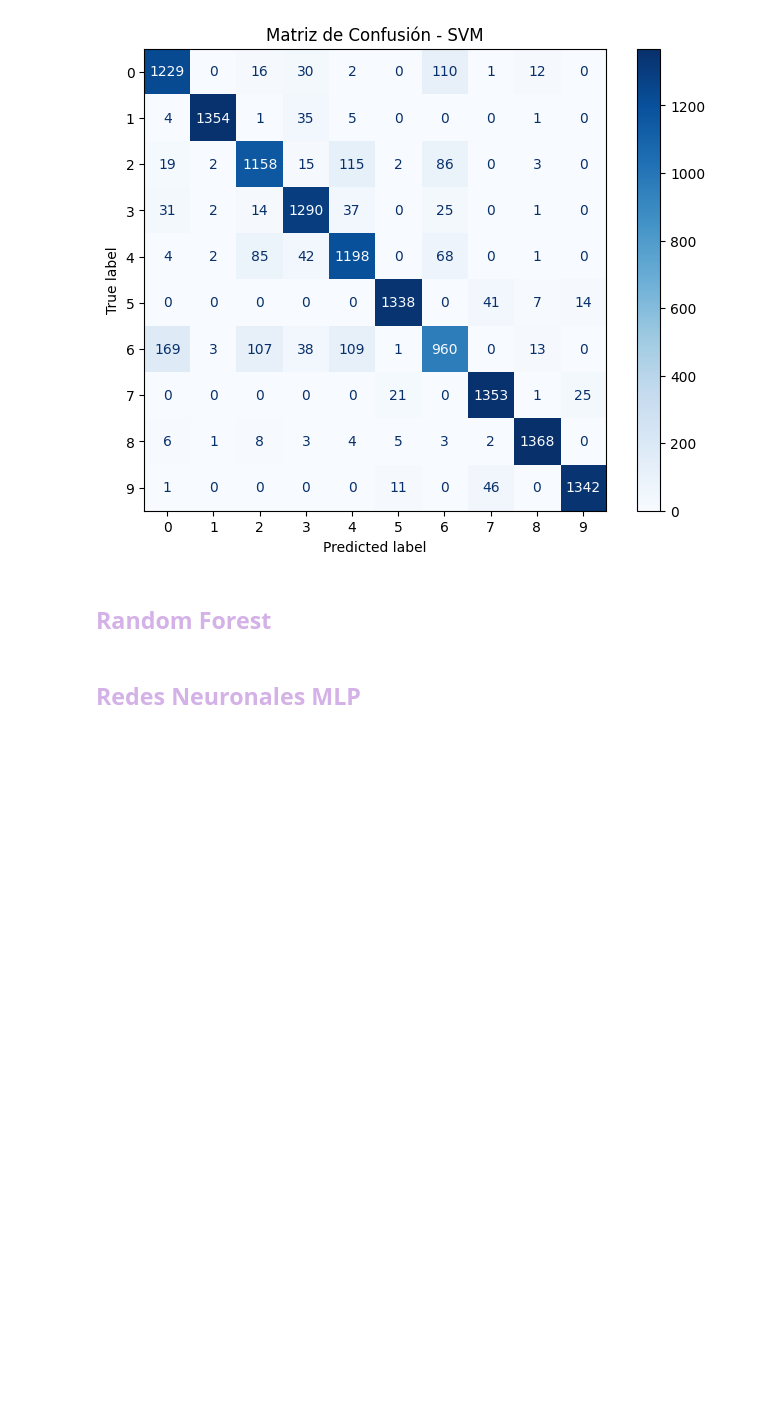
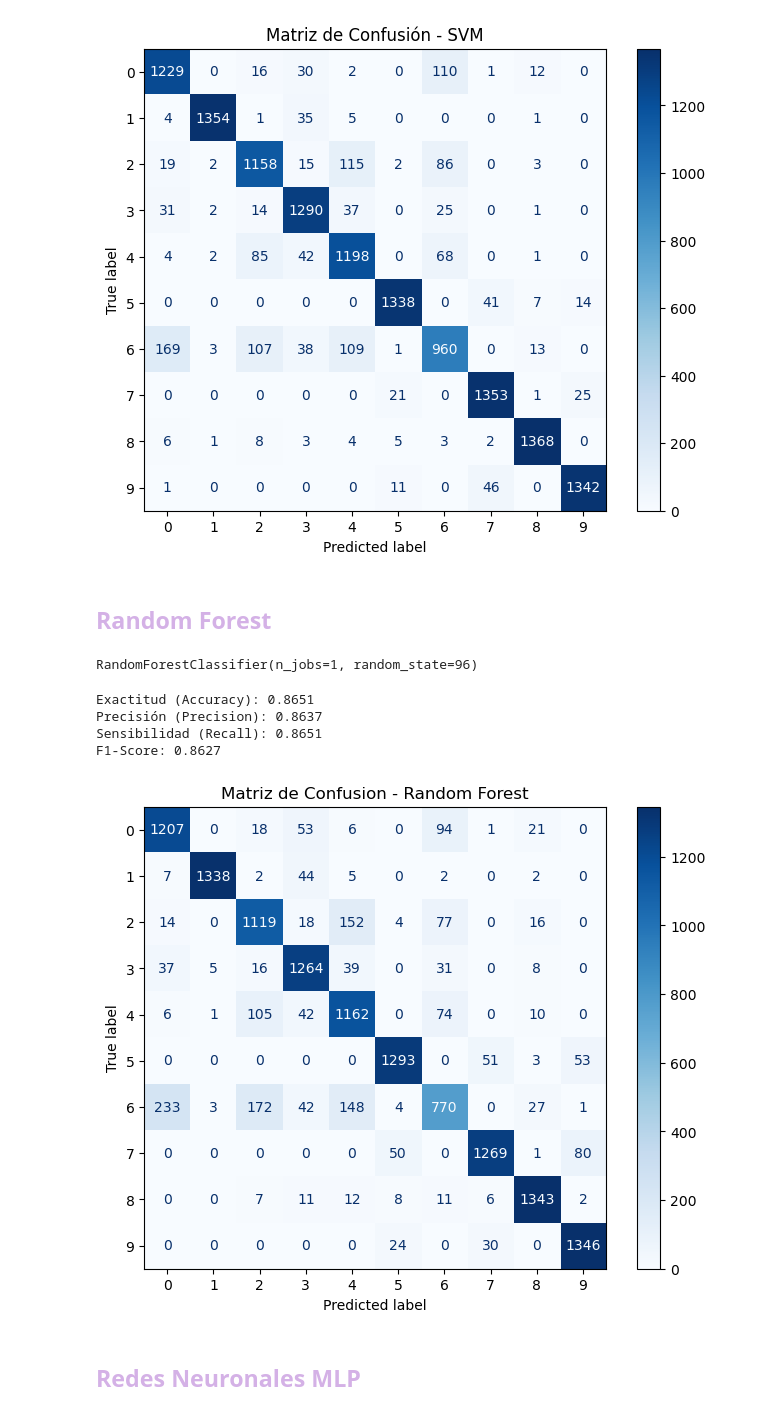
Before and after one commit to priscilacervantes25/Project-No.-1, a Jupyter notebook: Project1.ipynb, the cells around one changed output. Drawn from its saved outputs; the diff is of its cells as text; code cells hidden in the pictures; blank space fills up the shorter version.

Commit message:
Se agrego random forest

```diff
--- a/Project1.ipynb
+++ b/Project1.ipynb
@@ -174,6 +175,38 @@ plt.show()
 [figure]
 # %% [markdown]
 ## <font color= #d4b1e6> **Random Forest** </font>
+# %%
+rf = RandomForestClassifier(
+    n_estimators=100,
+    max_depth=None,
+    random_state=96,
+    n_jobs=1
+)
+
+rf.fit(X_train_pca, y_train)
+# %% [output]
+RandomForestClassifier(n_jobs=1, random_state=96)
+# %%
+y_pred_rf = rf.predict(X_val_pca)
+print(f"Exactitud (Accuracy): {accuracy_score(y_test, y_pred_rf):.4f}")
+print(f"Precisión (Precision): {precision_score(y_test, y_pred_rf, average='macro'):.4f}")
+print(f"Sensibilidad (Recall): {recall_score(y_test, y_pred_rf, average='macro'):.4f}")
+print(f"F1-Score: {f1_score(y_test, y_pred_rf, average='macro'):.4f}")
+# %% [output]
+Exactitud (Accuracy): 0.8651
+Precisión (Precision): 0.8637
+Sensibilidad (Recall): 0.8651
+F1-Score: 0.8627
+# %%
+cm_rf = confusion_matrix(y_test, y_pred_rf)
+disp_rf = ConfusionMatrixDisplay(confusion_matrix=cm_rf, display_labels=rf.classes_)
+
+plt.figure(figsize=(8,6))
+disp_rf.plot(cmap=plt.cm.Blues, values_format='d', ax=plt.gca())
+plt.title("Matriz de Confusion - Random Forest")
+plt.show()
+# %% [output]
+[figure, added]
 # %% [markdown]
 ## <font color= #d4b1e6> **Redes Neuronales MLP** </font>
 # %%
```
Also changed, not shown: parts of 1 cell of this notebook.
